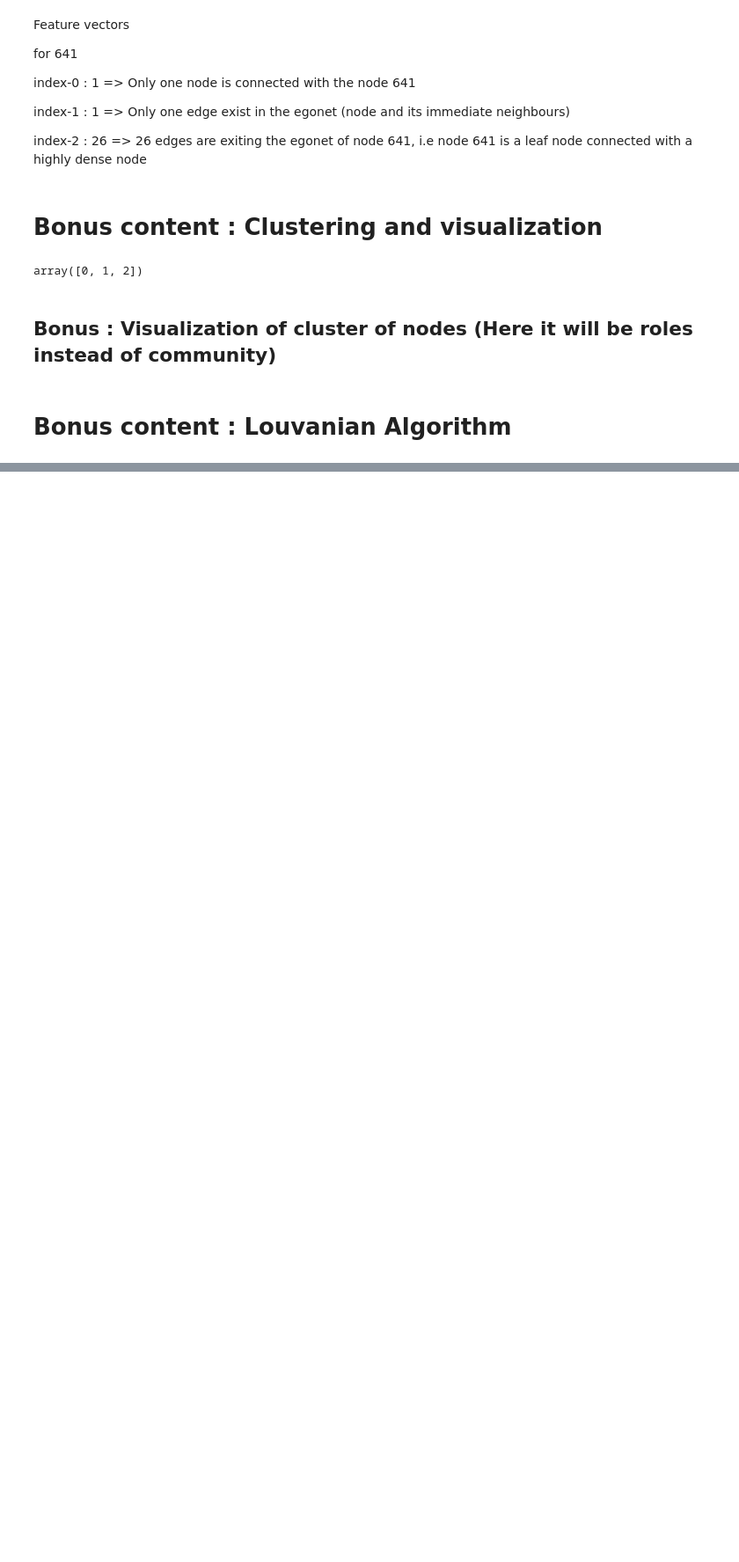
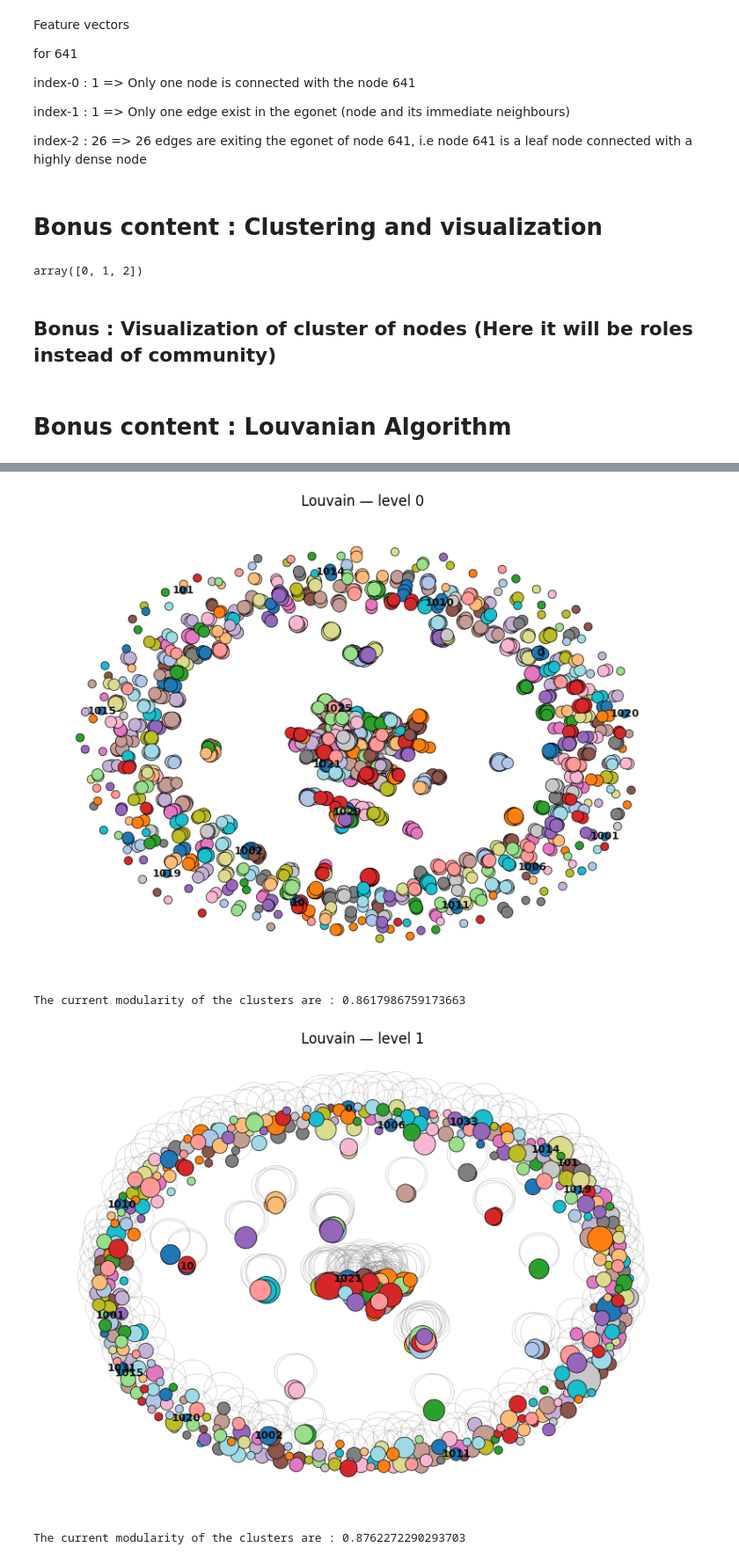
Before and after one commit to NeelMishra/graph_neural_networks_and_concepts_from_scratch, a Jupyter notebook: stanford_2018_materials/assignment_2.ipynb, the cells around one changed output, grey strips where cells are left out. Shown at 88% size. Drawn from its saved outputs; the diff is of its cells as text; code cells hidden in the pictures; blank space fills up the shorter version.

```diff
--- a/stanford_2018_materials/assignment_2.ipynb
+++ b/stanford_2018_materials/assignment_2.ipynb
@@ -728,0 +860,12 @@ class Louvain:
+# %%
+louvain = Louvain(ns_graph)
+
+for epoch in range(3):
+    louvain.first_pass()  # builds node_to_community for level 0
+    draw_partition(louvain.graph, louvain.node_to_community, title=f"Louvain — level {epoch}")
+    louvain.second_pass()  # contracts to next level
+# %% [output]
+[figure, added]
+The current modularity of the clusters are : 0.8617986759173663
+[figure, added]
+The current modularity of the clusters are : 0.8762272290293703
```
Also changed, not shown: parts of 8 cells of this notebook.
